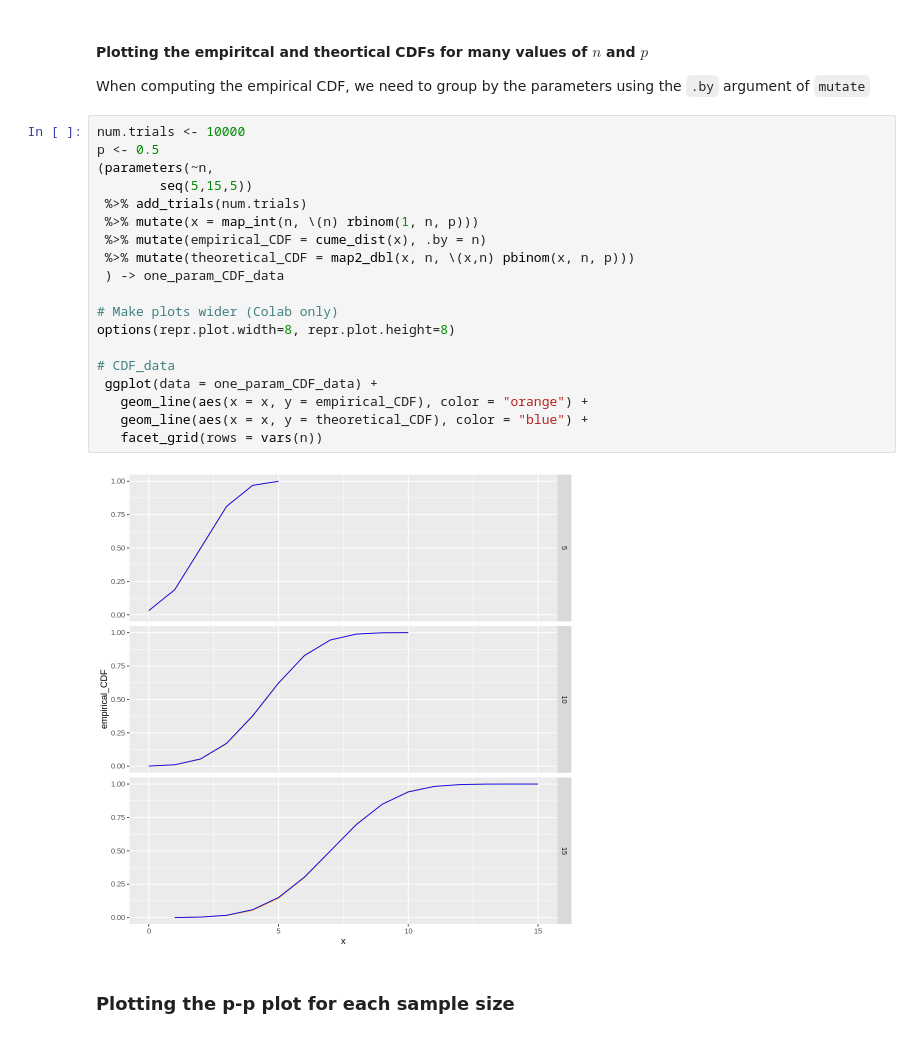
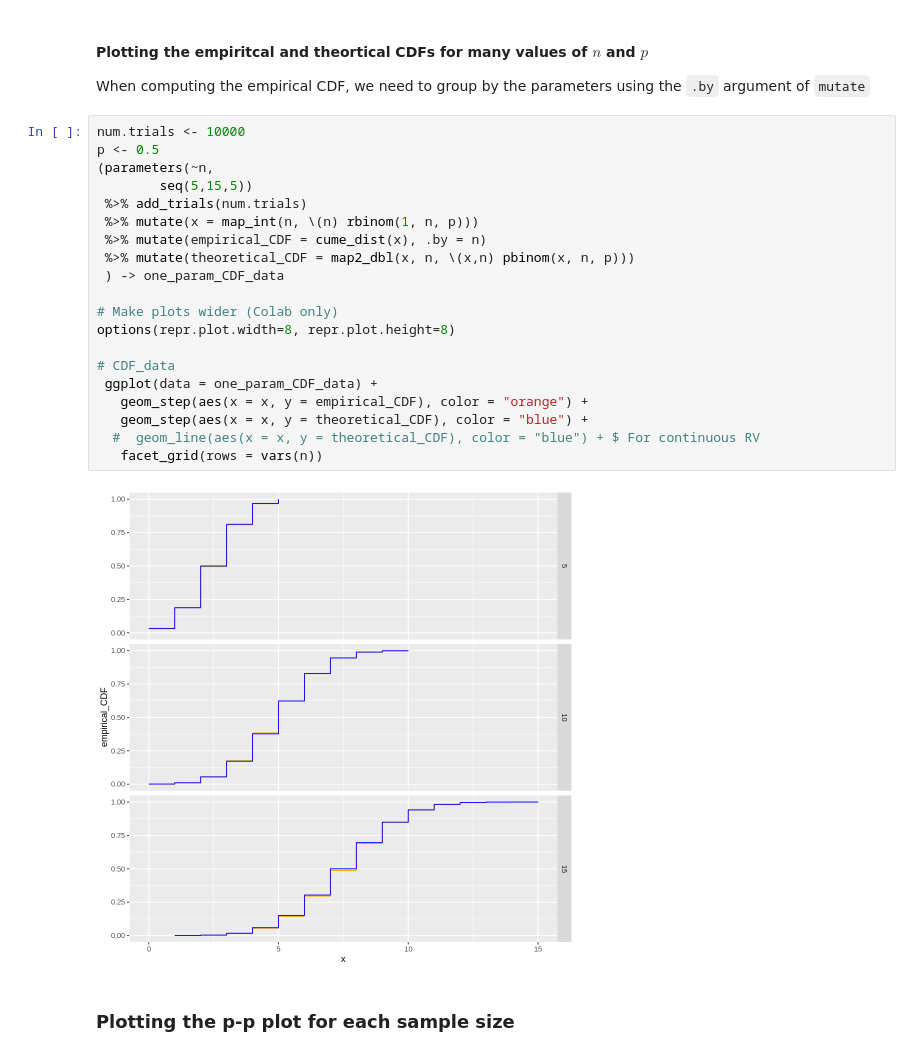
Before and after one commit to yardsale8/probability_simulations_in_R, a Jupyter notebook: 2_6_plotting_estimated_distributions.ipynb, the cells around one changed output. Drawn from its saved outputs; the diff is of its cells as text.

```diff
--- a/2_6_plotting_estimated_distributions.ipynb
+++ b/2_6_plotting_estimated_distributions.ipynb
@@ -262,24 +258,25 @@ When computing the empirical CDF, we need to group by the parameters using the `
 # %%
 num.trials <- 10000
 p <- 0.5
 (parameters(~n,
         seq(5,15,5))
  %>% add_trials(num.trials)
  %>% mutate(x = map_int(n, \(n) rbinom(1, n, p)))
  %>% mutate(empirical_CDF = cume_dist(x), .by = n)
  %>% mutate(theoretical_CDF = map2_dbl(x, n, \(x,n) pbinom(x, n, p)))
  ) -> one_param_CDF_data
 
 # Make plots wider (Colab only)
 options(repr.plot.width=8, repr.plot.height=8)
 
 # CDF_data
  ggplot(data = one_param_CDF_data) +
-   geom_line(aes(x = x, y = empirical_CDF), color = "orange") +
-   geom_line(aes(x = x, y = theoretical_CDF), color = "blue") +
+   geom_step(aes(x = x, y = empirical_CDF), color = "orange") +
+   geom_step(aes(x = x, y = theoretical_CDF), color = "blue") +
+  #  geom_line(aes(x = x, y = theoretical_CDF), color = "blue") + $ For continuous RV
    facet_grid(rows = vars(n))
 # %% [output]
-[figure, old version]
+[figure, new version]
 # %% [markdown]
 ### Plotting the p-p plot for each sample size
 # %%
```
Also changed, not shown: parts of 16 cells of this notebook.
